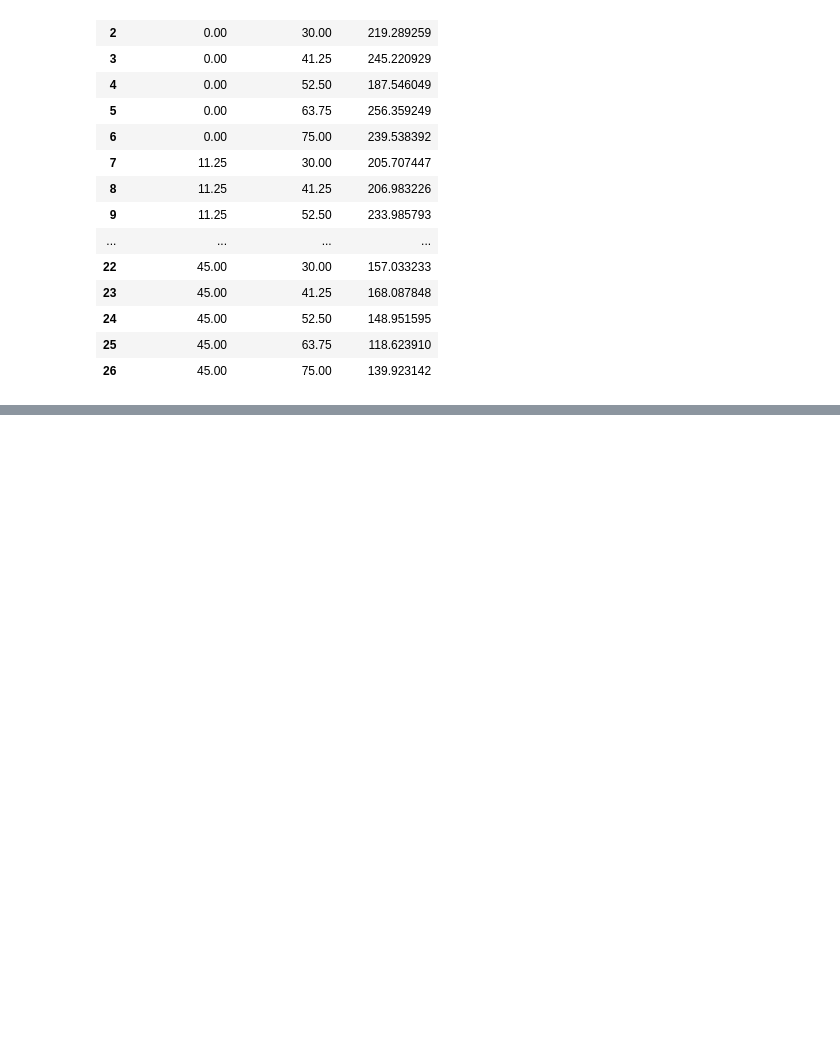
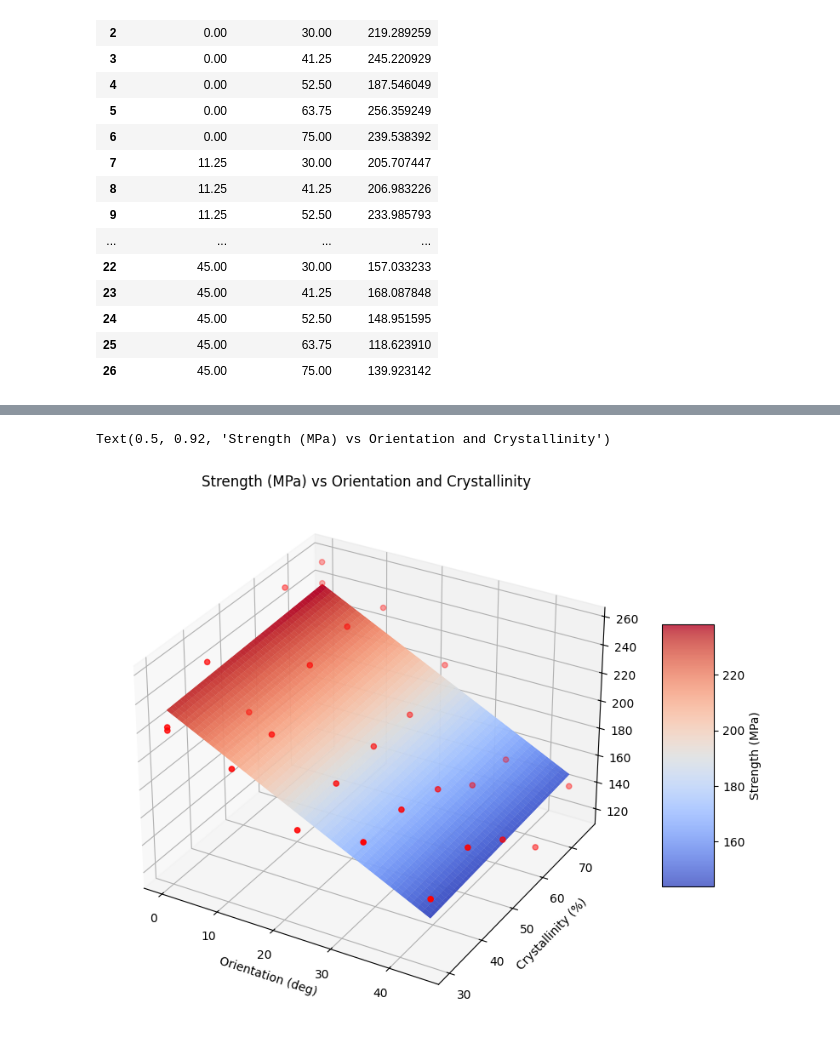
Before and after one commit to djoroya/DIMAT_DATA_CLEAN_AITEX, a Jupyter notebook: scripts/T02_modelling/T08_physical_data.ipynb, the cells around one changed output, grey strips where cells are left out. Drawn from its saved outputs; the diff is of its cells as text; code cells hidden in the pictures; blank space fills up the shorter version.

```diff
--- a/scripts/T02_modelling/T08_physical_data.ipynb
+++ b/scripts/T02_modelling/T08_physical_data.ipynb
@@ -71,0 +92,14 @@ Text(0.5, 1.0, 'Strength (MPa) vs Orientation and Crystallinity')
+# %%
+#surface
+fig = plt.figure(figsize=(10, 8))
+ax = fig.add_subplot(111, projection='3d')
+ax.plot_surface(xi, yi, strength_pred, cmap=cm.coolwarm, alpha=0.8)
+# scatter points
+ax.scatter(orientation, crystallinity, strength, c='r', marker='o', label='Data Points')
+plt.colorbar(ax.plot_surface(xi, yi, strength_pred, cmap=cm.coolwarm, alpha=0.8), ax=ax, shrink=0.5, aspect=5, label='Strength (MPa)')
+plt.ylabel('Crystallinity (%)')
+plt.xlabel('Orientation (deg)')
+plt.title('Strength (MPa) vs Orientation and Crystallinity')
+# %% [output]
+Text(0.5, 0.92, 'Strength (MPa) vs Orientation and Crystallinity')
+[figure, added]
```
Also changed, not shown: parts of 7 cells of this notebook, 2 other files.
